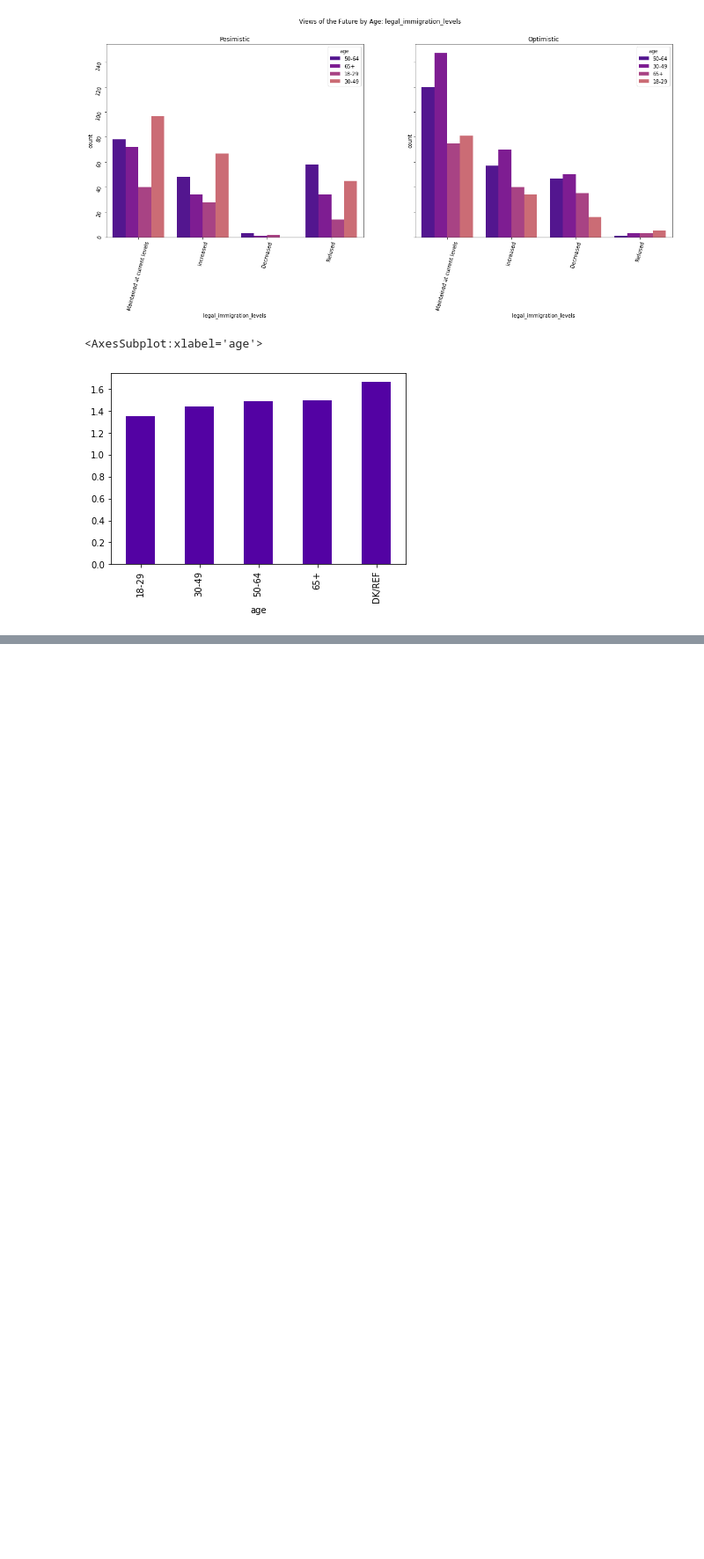
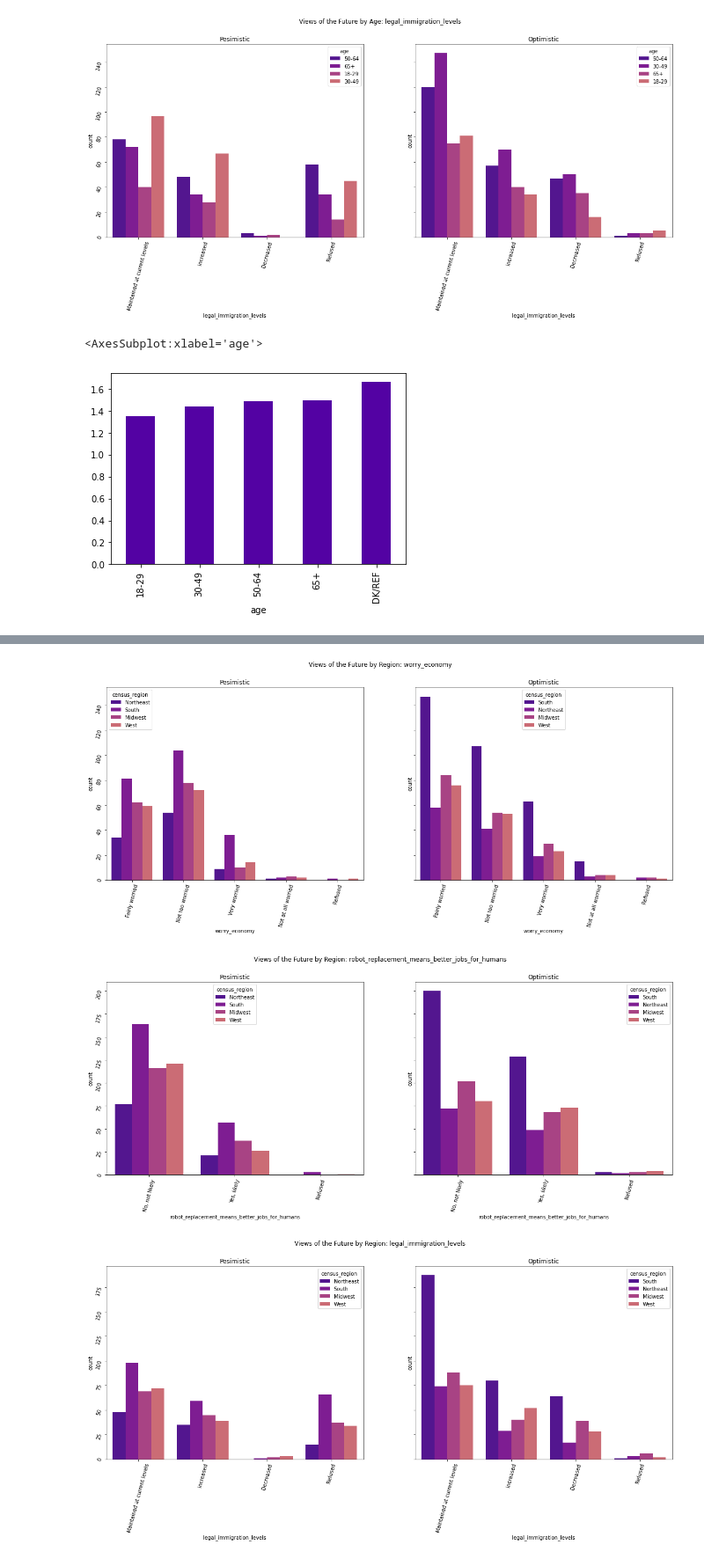
Before and after one commit to american-perspectives-capstone/american-attitudes, a Jupyter notebook: rough_notebooks/jasons_explore.ipynb, the cells around one changed output, grey strips where cells are left out. Shown at 88% size. Cells and saved outputs as stored; diff of their text form; code cells hidden in the pictures; blank space fills up the shorter version.

Commit message:
Added regional exploration

```diff
--- a/rough_notebooks/jasons_explore.ipynb
+++ b/rough_notebooks/jasons_explore.ipynb
@@ -608,0 +635,25 @@ df.race.value_counts()
+# %%
+# Economy
+# based off of question: contains section about economy
+economy = ['worry_economy', 'robot_replacement_means_better_jobs_for_humans', 'legal_immigration_levels']
+for col in economy:
+# Set number of subplots, format (1 row and 2 cols), share Y axis, set figure size of subplots
+    fig, axes = plt.subplots(nrows=1, ncols=2, sharey=True, sharex=True,  figsize=(20,7))
+
+    # Set suptitle
+    fig.suptitle(f'Views of the Future by Region: {col}')
+    #plt.xticks(rotation=45)
+
+    # First plot and its title
+    sns.countplot(data=train[(train.is_pes==1)], x= col, ax=axes[0], hue='census_region')
+    axes[0].set_title('Pesimistic')
+    axes[0].tick_params(labelrotation=75)
+
+    # Second plot and its title
+    sns.countplot(data=train[(train.is_pes==0)], x= col, ax=axes[1], hue='census_region')
+    axes[1].set_title('Optimistic')
+    axes[1].tick_params(labelrotation=75)
+# %% [output]
+[figure, added]
+[figure, added]
+[figure, added]
```
Also changed, not shown: parts of 30 cells of this notebook.
